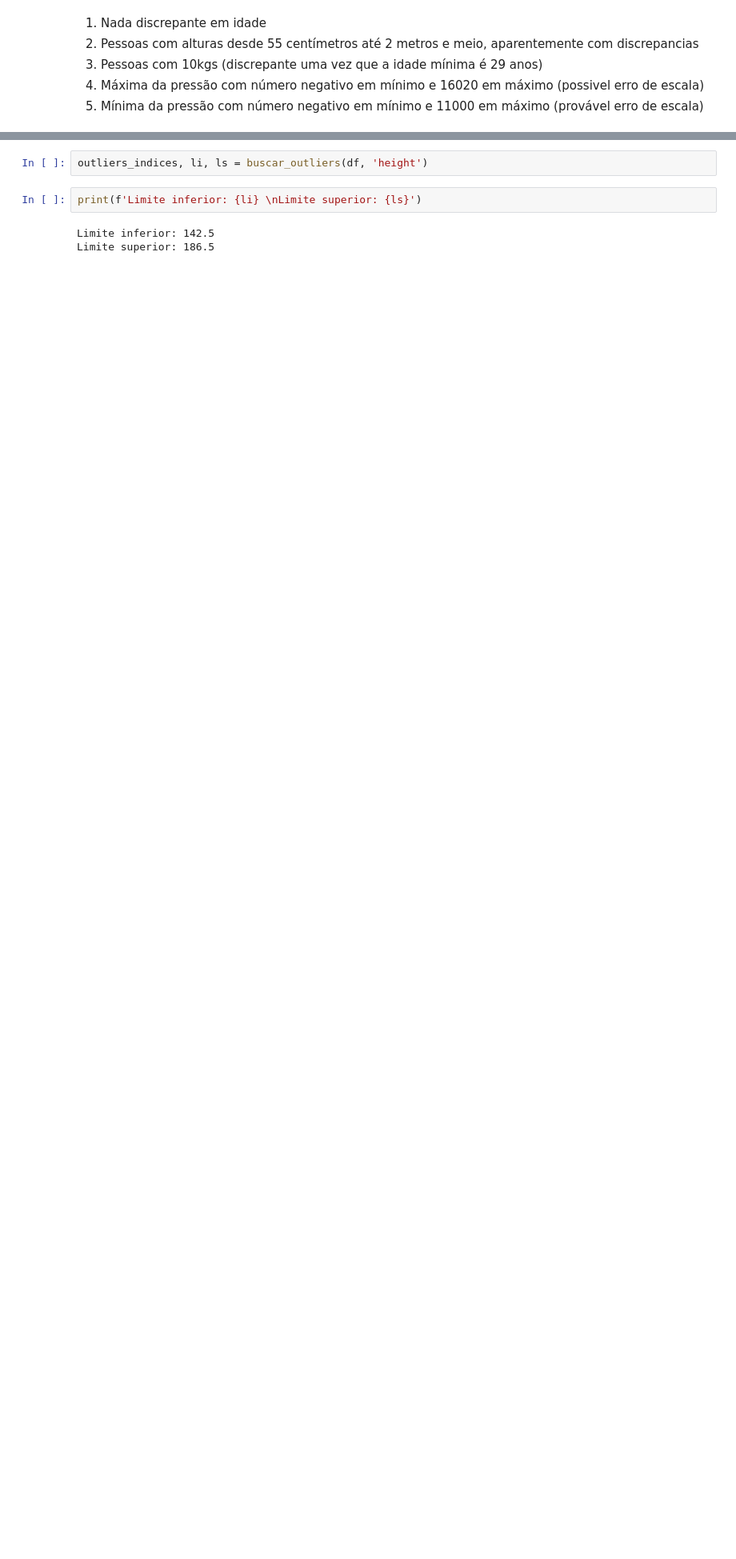
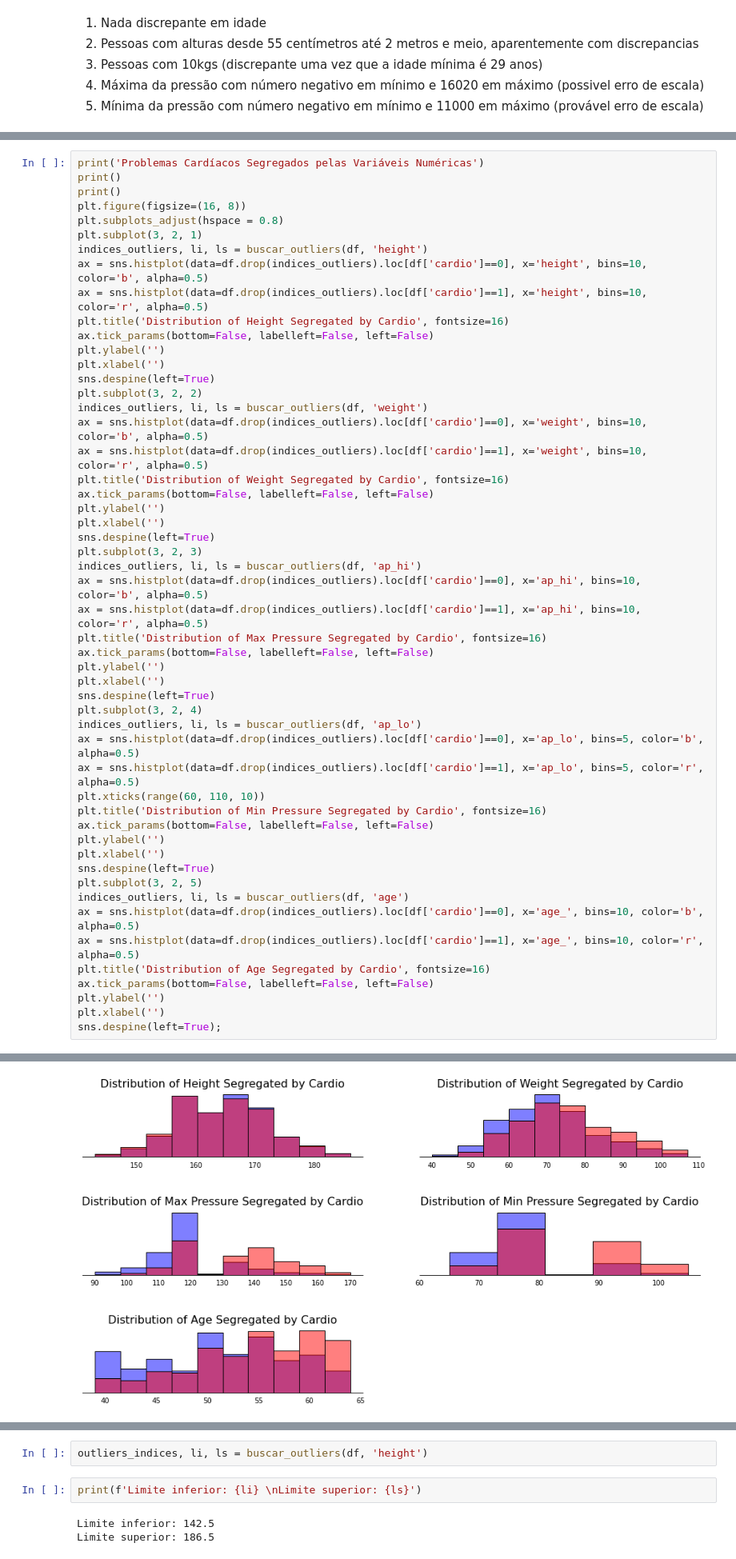
Before and after one commit to Samoelmoura/cardio_diseases_predict, a Jupyter notebook: notebooks/cardio_diseases_predict.ipynb, the cells around one changed output, grey strips where cells are left out. Shown at 80% size. Saved outputs shown, nothing was run; the diff lists cells and outputs as text; blank space fills up the shorter version.

```diff
--- a/notebooks/cardio_diseases_predict.ipynb
+++ b/notebooks/cardio_diseases_predict.ipynb
@@ -211,0 +227,53 @@ df[features_numéricas].describe()
+# %%
+print('Problemas Cardíacos Segregados pelas Variáveis Numéricas')
+print()
+print()
+plt.figure(figsize=(16, 8))
+plt.subplots_adjust(hspace = 0.8)
+plt.subplot(3, 2, 1)
+indices_outliers, li, ls = buscar_outliers(df, 'height')
+ax = sns.histplot(data=df.drop(indices_outliers).loc[df['cardio']==0], x='height', bins=10, color='b', alpha=0.5)
+ax = sns.histplot(data=df.drop(indices_outliers).loc[df['cardio']==1], x='height', bins=10, color='r', alpha=0.5)
+plt.title('Distribution of Height Segregated by Cardio', fontsize=16)
+ax.tick_params(bottom=False, labelleft=False, left=False)
+plt.ylabel('')
+plt.xlabel('')
+sns.despine(left=True)
+plt.subplot(3, 2, 2)
+indices_outliers, li, ls = buscar_outliers(df, 'weight')
+ax = sns.histplot(data=df.drop(indices_outliers).loc[df['cardio']==0], x='weight', bins=10, color='b', alpha=0.5)
+ax = sns.histplot(data=df.drop(indices_outliers).loc[df['cardio']==1], x='weight', bins=10, color='r', alpha=0.5)
+plt.title('Distribution of Weight Segregated by Cardio', fontsize=16)
+ax.tick_params(bottom=False, labelleft=False, left=False)
+plt.ylabel('')
+plt.xlabel('')
+sns.despine(left=True)
+plt.subplot(3, 2, 3)
+indices_outliers, li, ls = buscar_outliers(df, 'ap_hi')
+ax = sns.histplot(data=df.drop(indices_outliers).loc[df['cardio']==0], x='ap_hi', bins=10, color='b', alpha=0.5)
+ax = sns.histplot(data=df.drop(indices_outliers).loc[df['cardio']==1], x='ap_hi', bins=10, color='r', alpha=0.5)
+plt.title('Distribution of Max Pressure Segregated by Cardio', fontsize=16)
+ax.tick_params(bottom=False, labelleft=False, left=False)
+plt.ylabel('')
+plt.xlabel('')
+sns.despine(left=True)
+plt.subplot(3, 2, 4)
+indices_outliers, li, ls = buscar_outliers(df, 'ap_lo')
+ax = sns.histplot(data=df.drop(indices_outliers).loc[df['cardio']==0], x='ap_lo', bins=5, color='b', alpha=0.5)
+ax = sns.histplot(data=df.drop(indices_outliers).loc[df['cardio']==1], x='ap_lo', bins=5, color='r', alpha=0.5)
+plt.xticks(range(60, 110, 10))
+plt.title('Distribution of Min Pressure Segregated by Cardio', fontsize=16)
+ax.tick_params(bottom=False, labelleft=False, left=False)
+plt.ylabel('')
+plt.xlabel('')
+sns.despine(left=True)
+plt.subplot(3, 2, 5)
+indices_outliers, li, ls = buscar_outliers(df, 'age')
+ax = sns.histplot(data=df.drop(indices_outliers).loc[df['cardio']==0], x='age_', bins=10, color='b', alpha=0.5)
+ax = sns.histplot(data=df.drop(indices_outliers).loc[df['cardio']==1], x='age_', bins=10, color='r', alpha=0.5)
+plt.title('Distribution of Age Segregated by Cardio', fontsize=16)
+ax.tick_params(bottom=False, labelleft=False, left=False)
+plt.ylabel('')
+plt.xlabel('')
+sns.despine(left=True);
+# %% [output]
@@ -211,0 +281 @@ df[features_numéricas].describe()
+[figure, added]
```
Also changed, not shown: parts of 49 cells of this notebook.
